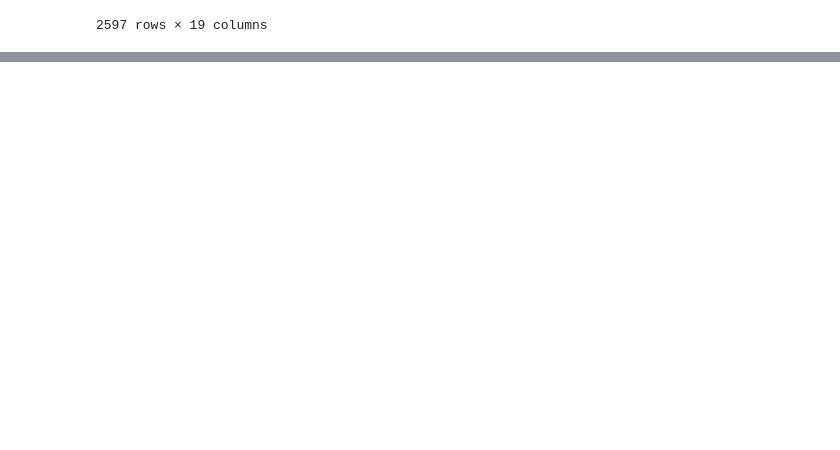
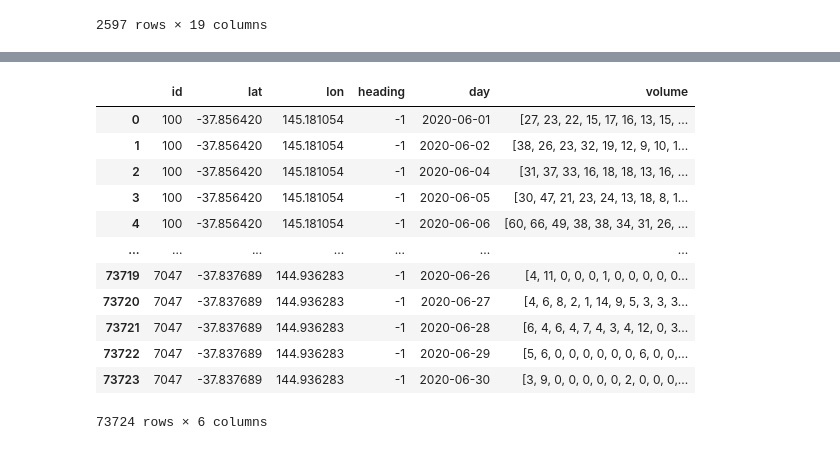
Before and after one commit to iarai/MeTS-10, a Jupyter notebook: analysis/val02_counters/counters01_prepare_data.ipynb, the cells around one changed output, grey strips where cells are left out. Saved outputs shown, nothing was run; the diff lists cells and outputs as text; code cells hidden in the pictures; blank space fills up the shorter version.

```diff
--- a/analysis/val02_counters/counters01_prepare_data.ipynb
+++ b/analysis/val02_counters/counters01_prepare_data.ipynb
@@ -1046,0 +1127,44 @@ get_gdf(melbourne_locations, 'SITE_NO').to_file(MELBOURNE_PATH / 'counter_locati
+# %%
+def normalize_volumes_melbourne(x):
+    volumes = x.volume
+    sub_ids = x.sub_id
+    assert(len(volumes) == len(sub_ids))
+    res_volumes = []
+    for v in volumes:
+        if len(res_volumes) == 0:
+            res_volumes = v
+        else:
+            res_volumes = np.add(res_volumes, v)
+    assert(len(res_volumes) == 96)
+    return pd.Series([res_volumes], index=['volume'])
+
+def normalize_melbourne(month):
+    df = pd.read_parquet(MELBOURNE_PATH / f'counters_{month}.parquet')
+    df = df.sort_values(['id','lat','lon','heading'], ascending=False).groupby(
+        ['id','lat','lon','heading', 'day']).agg({'volume':lambda x: list(x), 'sub_id':lambda x: list(x)})
+    df = df.apply(normalize_volumes_melbourne, axis=1, result_type='expand').reset_index()
+    df.to_parquet(MELBOURNE_PATH / f'counters_normalized_{month}.parquet', compression="snappy")
+    return df
+
+# TODO: uncomment if processing data
+normalize_melbourne('2020-06')
+# normalize_melbourne('2020-07')
+# normalize_melbourne('2020-08')
+# normalize_melbourne('2020-09')
+# normalize_melbourne('2020-10')
+# normalize_melbourne('2020-11')
+# normalize_melbourne('2020-12')
+# %% [output]
+|  | id | lat | lon | heading | day | volume |
+| 0 | 100 | -37.856420 | 145.181054 | -1 | 2020-06-01 | [27, 23, 22, 15, 17, 16, 13, 15, ... |
+| 1 | 100 | -37.856420 | 145.181054 | -1 | 2020-06-02 | [38, 26, 23, 32, 19, 12, 9, 10, 1... |
+| 2 | 100 | -37.856420 | 145.181054 | -1 | 2020-06-04 | [31, 37, 33, 16, 18, 18, 13, 16, ... |
+| 3 | 100 | -37.856420 | 145.181054 | -1 | 2020-06-05 | [30, 47, 21, 23, 24, 13, 18, 8, 1... |
+| 4 | 100 | -37.856420 | 145.181054 | -1 | 2020-06-06 | [60, 66, 49, 38, 38, 34, 31, 26, ... |
+| ... | ... | ... | ... | ... | ... | ... |
+| 73719 | 7047 | -37.837689 | 144.936283 | -1 | 2020-06-26 | [4, 11, 0, 0, 0, 1, 0, 0, 0, 0, 0... |
+| 73720 | 7047 | -37.837689 | 144.936283 | -1 | 2020-06-27 | [4, 6, 8, 2, 1, 14, 9, 5, 3, 3, 3... |
+| 73721 | 7047 | -37.837689 | 144.936283 | -1 | 2020-06-28 | [6, 4, 6, 4, 7, 4, 3, 4, 12, 0, 3... |
+| 73722 | 7047 | -37.837689 | 144.936283 | -1 | 2020-06-29 | [5, 6, 0, 0, 0, 0, 0, 0, 6, 0, 0,... |
+| 73723 | 7047 | -37.837689 | 144.936283 | -1 | 2020-06-30 | [3, 9, 0, 0, 0, 0, 0, 2, 0, 0, 0,... |
+73724 rows × 6 columns
```
Also changed, not shown: parts of 16 cells of this notebook, 1 other file.
